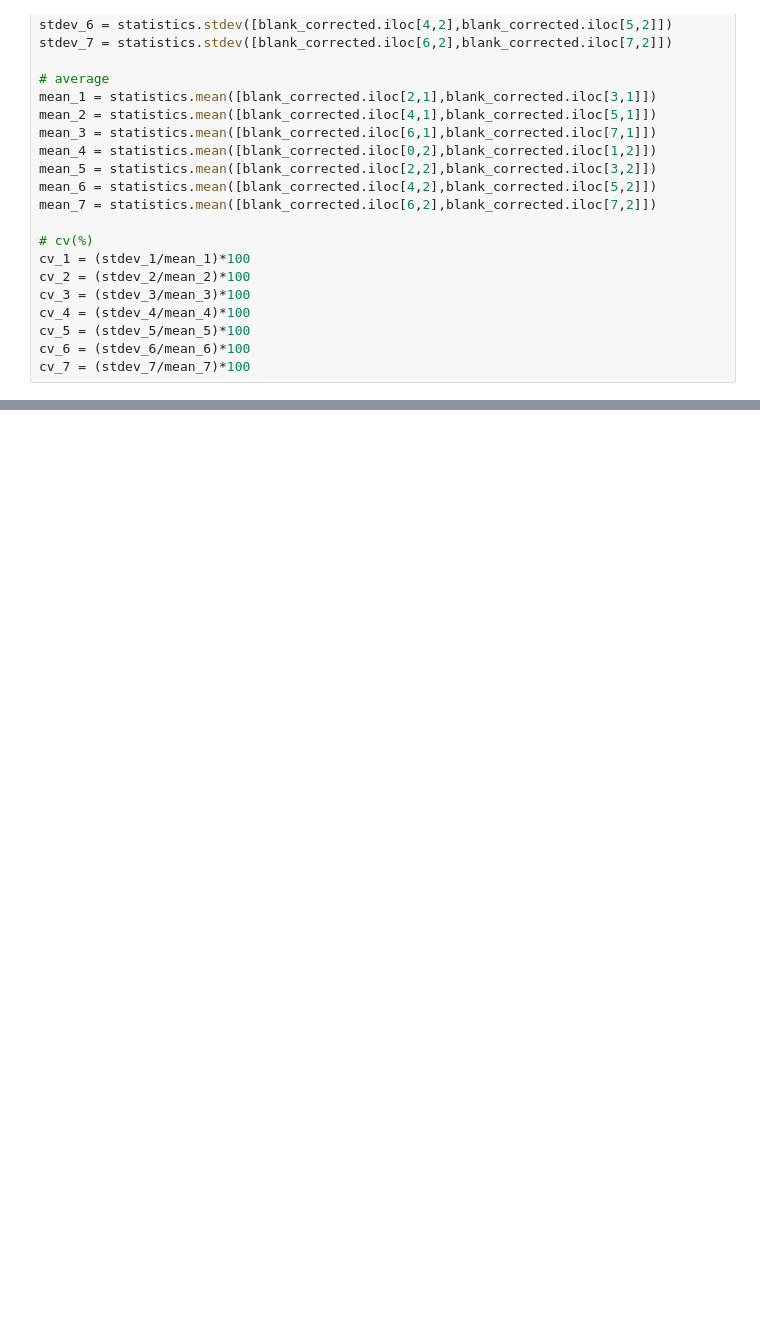
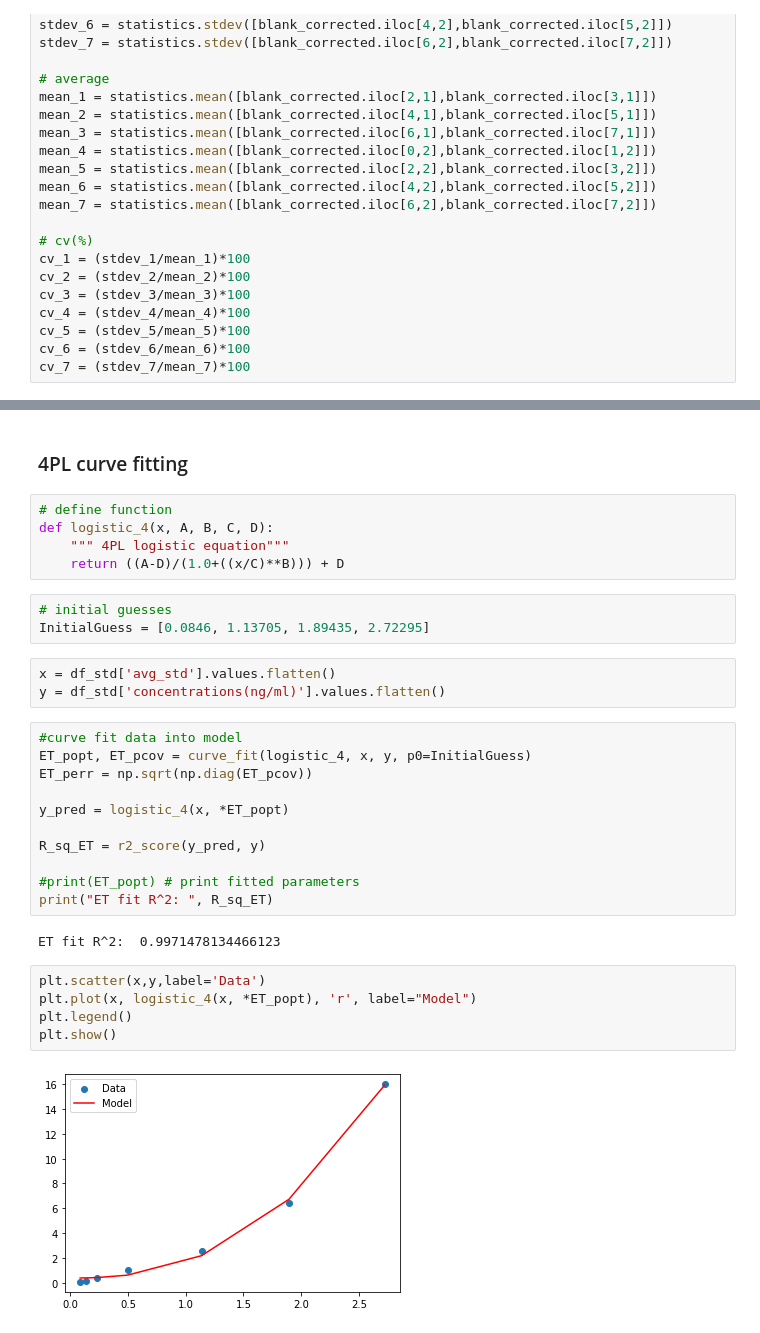
Before and after one commit to jamesleocodes/elisa_bdnf_cortisol, a Jupyter notebook: codes/4PL.ipynb, the cells around one changed output, grey strips where cells are left out. Drawn from its saved outputs; the diff is of its cells as text; blank space fills up the shorter version.

```diff
--- a/codes/4PL.ipynb
+++ b/codes/4PL.ipynb
@@ -385,0 +141,33 @@ plt.show()
+# %% [markdown]
+### 4PL curve fitting
+# %%
+# define function
+def logistic_4(x, A, B, C, D):
+    """ 4PL logistic equation"""
+    return ((A-D)/(1.0+((x/C)**B))) + D
+# %%
+# initial guesses
+InitialGuess = [0.0846, 1.13705, 1.89435, 2.72295]
+# %%
+x = df_std['avg_std'].values.flatten()
+y = df_std['concentrations(ng/ml)'].values.flatten()
+# %%
+#curve fit data into model
+ET_popt, ET_pcov = curve_fit(logistic_4, x, y, p0=InitialGuess)
+ET_perr = np.sqrt(np.diag(ET_pcov))
+
+y_pred = logistic_4(x, *ET_popt)
+
+R_sq_ET = r2_score(y_pred, y)
+
+#print(ET_popt) # print fitted parameters
+print("ET fit R^2: ", R_sq_ET)
+# %% [output]
+ET fit R^2:  0.9971478134466123
+# %%
+plt.scatter(x,y,label='Data')
+plt.plot(x, logistic_4(x, *ET_popt), 'r', label="Model")
+plt.legend()
+plt.show()
+# %% [output]
+[figure, added]
```
Also changed, not shown: parts of 26 cells of this notebook.
